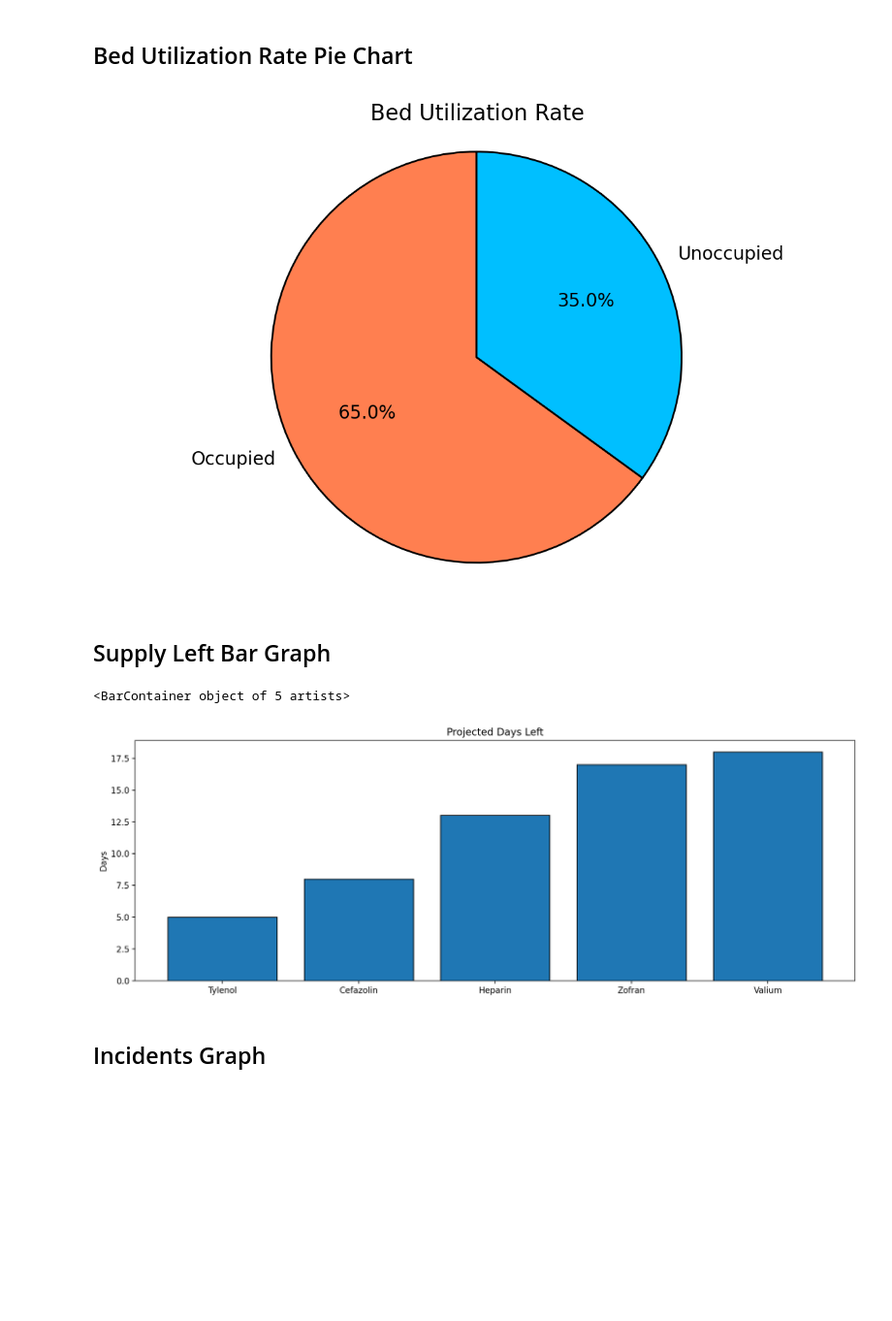
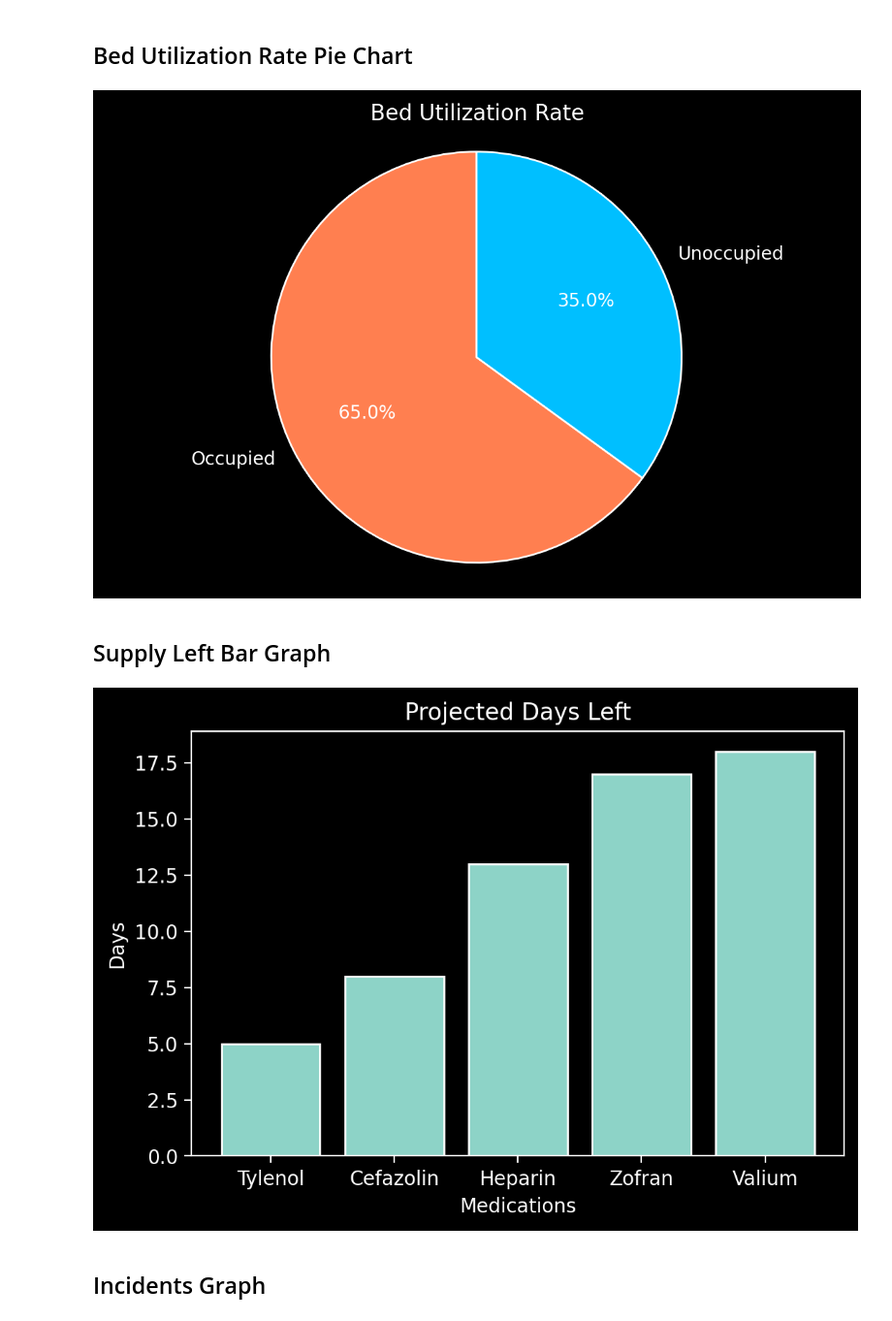
Before and after one commit to ryanschuerkamp/HackDavis2021, a Jupyter notebook: Visualizations.ipynb, the cells around one changed output. Shown at 97% size. Drawn from its saved outputs; the diff is of its cells as text; code cells hidden in the pictures; blank space fills up the shorter version.

Commit message:
Fixed visuals

```diff
--- a/Visualizations.ipynb
+++ b/Visualizations.ipynb
@@ -15,14 +15,14 @@ y2 = y1[::-1]
 ## Average Stay Graph
 # %%
 #Create Figure
-fig = plt.figure(dpi=200)
-ax = fig.add_axes([0,0,1,1])
-ax.plot(x, y1, label='National')
-ax.plot(x, y2, label='Hospital')
-ax.legend(loc=0)
-ax.set_ylim([4, 6])
-ax.set_title('Average Stay in Days')
-ax.set_xlabel('Month')
-ax.set_ylabel('Days')
-fig.savefig('length_stay.png')
+plt.style.use('dark_background')
+plt.figure(dpi=200)
+plt.plot(x, y1, label='National')
+plt.plot(x, y2, label='Hospital')
+plt.legend(loc=0)
+plt.ylim([4, 6])
+plt.title('Average Stay in Days')
+plt.xlabel('Month')
+plt.ylabel('Days')
+plt.savefig('length_stay.png')
 # %% [output]
@@ -65,7 +51,7 @@ fig.savefig('diagnoses_pie.png', dpi=200)
 # Create Figure
 labels = 'Occupied', 'Unoccupied'
 sizes = [65, 35]
-wedgeprops = {"edgecolor":"0",'linewidth': 1, 'antialiased': True}
+wedgeprops = {"edgecolor":"1",'linewidth': 1, 'antialiased': True}
 
 fig, ax = plt.subplots(dpi=200)
 ax.pie(sizes, colors=['coral', 'deepskyblue'], labels=labels, autopct='%1.1f%%',
@@ -73,5 +59,7 @@ ax.pie(sizes, colors=['coral', 'deepskyblue'], labels=labels, autopct='%1.1f%%',
 ax.axis('equal')
 ax.set_title('Bed Utilization Rate')
 plt.tight_layout()
+#Code to save as png
+fig.savefig('bed_utilization_pie.png', dpi=200)
 # %% [output]
-[figure, old version]
+[figure, new version]
@@ -82,13 +67,14 @@ fig.savefig('bed_utilization_pie.png', dpi=200)
 ## Supply Left Bar Graph
 # %%
 # Create Figure
-fig = plt.figure(dpi=200)
-ax = fig.add_axes([0,1,2,1])
-ax.set_title('Projected Days Left')
-ax.set_ylabel('Days')
+plt.figure(dpi=200)
+plt.title('Projected Days Left')
+plt.ylabel('Days')
+plt.xlabel('Medications')
 labels = ['Tylenol', 'Cefazolin', 'Heparin', 'Zofran', 'Valium']
 days_left = [5, 8, 13, 17, 18]
-ax.bar(labels, days_left, edgecolor='black')
+plt.bar(labels, days_left, edgecolor='white')
+#Code to save as png
+plt.savefig('medicine_supply_bargraph.png', dpi=200)
 # %% [output]
-<BarContainer object of 5 artists>
-[figure, old version]
+[figure, new version]
```
Also changed, not shown: parts of 10 cells of this notebook, 8 other files.
